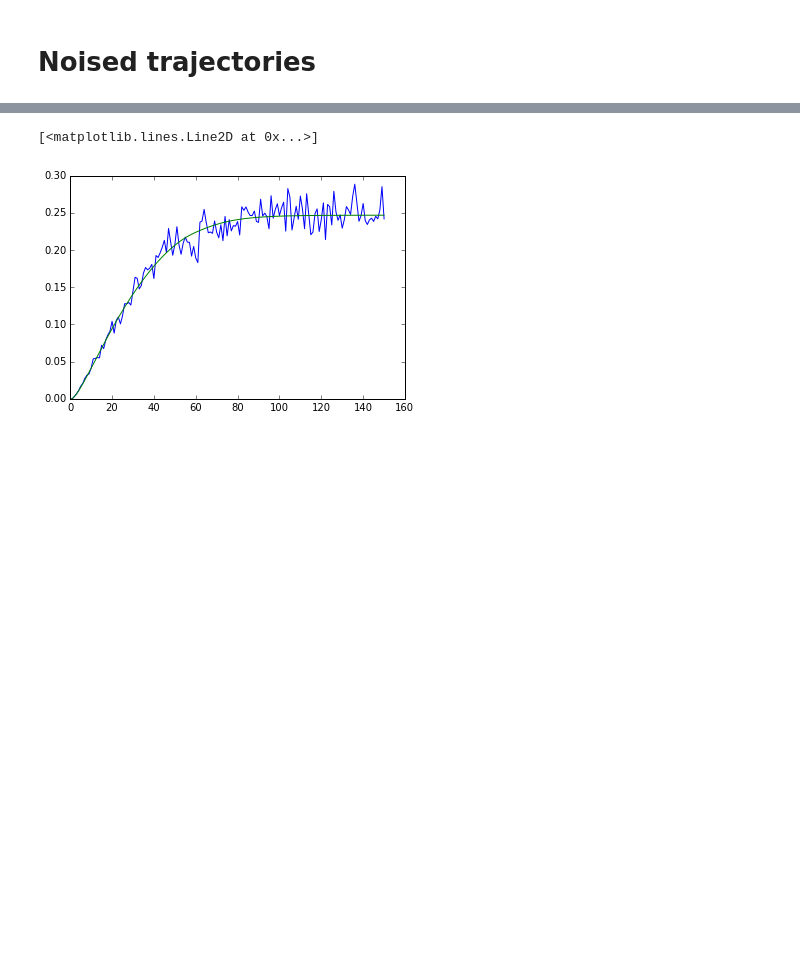
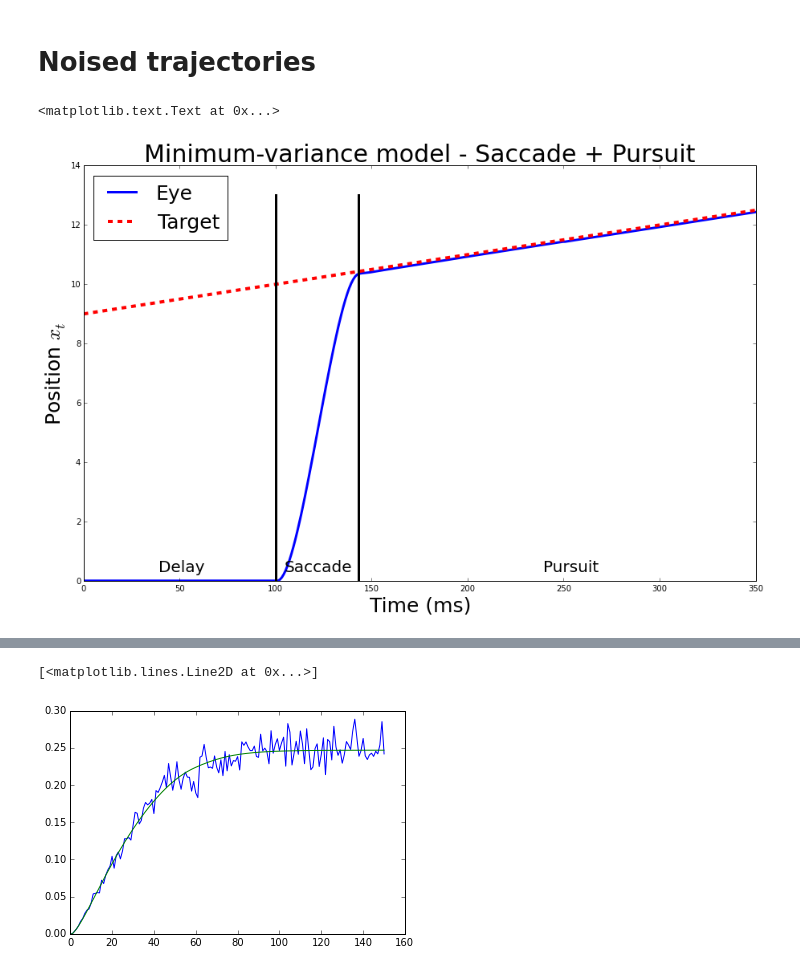
Before and after one commit to AnaideT/OptimalPrecision, a Jupyter notebook: 2017-07-13 Noised trajectories.ipynb, the cells around one changed output, grey strips where cells are left out. Cells and saved outputs as stored; diff of their text form; code cells hidden in the pictures; blank space fills up the shorter version.

```diff
--- a/2017-07-13 Noised trajectories.ipynb
+++ b/2017-07-13 Noised trajectories.ipynb
@@ -14,3 +14,24 @@ record = pd.read_pickle('../2017_OptimalPrecision/DataRecording/dt_0.001/'+'HW_t
+# %%
+fig_width = 15
+fig, ax = plt.subplots(1, 1, figsize=(fig_width, fig_width/1.618))
+
+ax.plot(np.linspace(0,350,350), np.concatenate((np.zeros(100),record.position[5000],record.position[5000][149]+10*np.linspace(0,0.1,100))), '-', lw = 3, label="Eye")
+ax.plot([0,0.35*1000],[9,12.5], 'r--', lw = 4, label="Target")
+ax.plot([100,100],[0,13], lw = 3, color = 'black')
+plt.text(40, 0.3, 'Delay', fontsize = 20)
+ax.plot([143,143],[0,13], lw = 3, color = 'black')
+plt.text(105, 0.3, 'Saccade', fontsize = 20)
+plt.text(240, 0.3, 'Pursuit', fontsize = 20)
+ax.legend(loc='upper left',prop={'size':25})
+
+ax.ticklabel_format(axis='y', style='scientific', scilimits=(-3, 3))
+#ax.set_xlim(0, 150)
+ax.set_title('Minimum-variance model - Saccade + Pursuit', fontsize = 30)
+ax.set_xlabel('Time (ms)', fontsize=25)
+ax.set_ylabel(r'Position $x_t$', fontsize=25)
+# %% [output]
+<matplotlib.text.Text at 0x...>
+[figure, added]
 # %%
 def fact(n):
     """The factorial function
```
Also changed, not shown: parts of 6 cells of this notebook, 7 other files.
